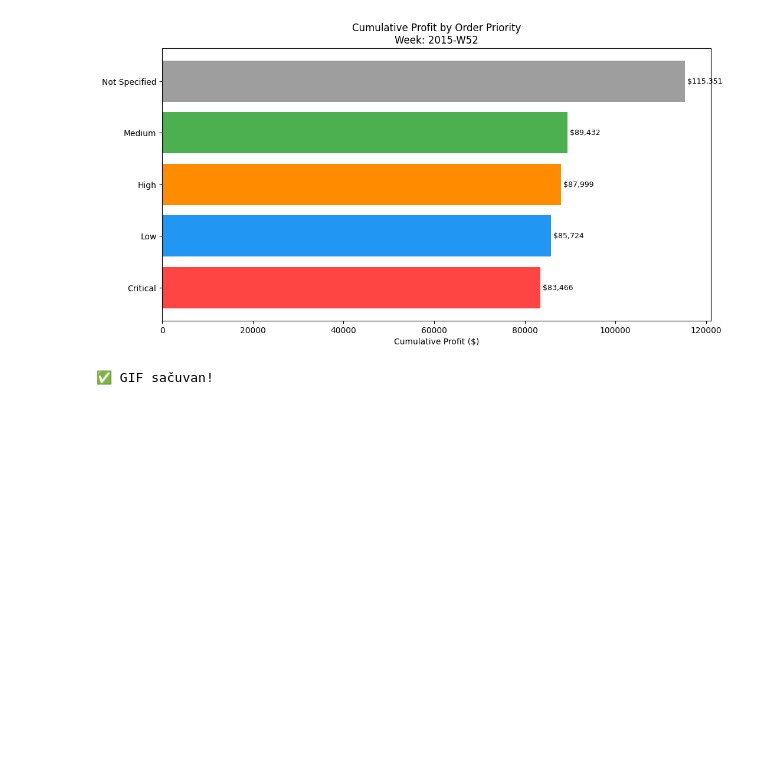
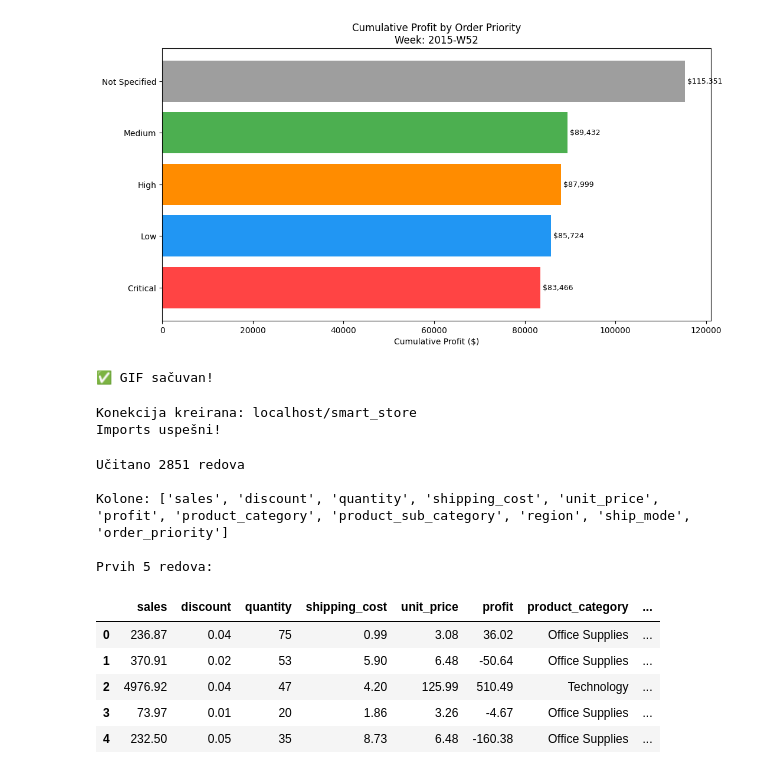
Before and after one commit to BogdanStankovic1/smart_store_project, a Jupyter notebook: 04_extra_tasks.ipynb, the cells around one changed output. Saved outputs shown, nothing was run; the diff lists cells and outputs as text; code cells hidden in the pictures; blank space fills up the shorter version.

```diff
--- a/04_extra_tasks.ipynb
+++ b/04_extra_tasks.ipynb
@@ -136,3 +136,56 @@ print("✅ GIF sačuvan!")
 # %% [output]
 [figure]
 ✅ GIF sačuvan!
+# %%
+import pandas as pd
+import numpy as np
+from sklearn.ensemble import RandomForestRegressor
+from sklearn.model_selection import train_test_split
+from sklearn.preprocessing import LabelEncoder
+from sklearn.metrics import mean_absolute_error, r2_score, mean_squared_error
+import matplotlib.pyplot as plt
+from utils.db_connector import get_engine
+
+engine = get_engine()
+print("Imports uspešni!")
+# %% [output]
+Konekcija kreirana: localhost/smart_store
+Imports uspešni!
+# %%
+# Učitaj podatke iz MySQL sa svim potrebnim featurima
+df = pd.read_sql("""
+    SELECT
+        f.sales,
+        f.discount,
+        f.quantity,
+        f.shipping_cost,
+        f.unit_price,
+        f.profit,
+        p.product_category,
+        p.product_sub_category,
+        g.region,
+        sm.ship_mode,
+        op.order_priority
+    FROM fact_orders f
+    JOIN dim_product p ON p.product_key = f.product_id
+    JOIN dim_geography g ON g.geography_id = f.geography_id
+    JOIN dim_shipmode sm ON sm.shipmode_id = f.shipmode_id
+    JOIN dim_orderpriority op ON op.orderpriority_id = f.orderpriority_id
+""", engine)
+
+print(f"Učitano {len(df)} redova")
+print(f"\nKolone: {df.columns.tolist()}")
+print(f"\nPrvih 5 redova:")
+df.head()
+# %% [output]
+Učitano 2851 redova
+
+Kolone: ['sales', 'discount', 'quantity', 'shipping_cost', 'unit_price', 'profit', 'product_category', 'product_sub_category', 'region', 'ship_mode', 'order_priority']
+
+Prvih 5 redova:
+|  | sales | discount | quantity | shipping_cost | unit_price | profit | product_category | ... |
+| 0 | 236.87 | 0.04 | 75 | 0.99 | 3.08 | 36.02 | Office Supplies | ... |
+| 1 | 370.91 | 0.02 | 53 | 5.90 | 6.48 | -50.64 | Office Supplies | ... |
+| 2 | 4976.92 | 0.04 | 47 | 4.20 | 125.99 | 510.49 | Technology | ... |
+| 3 | 73.97 | 0.01 | 20 | 1.86 | 3.26 | -4.67 | Office Supplies | ... |
+| 4 | 232.50 | 0.05 | 35 | 8.73 | 6.48 | -160.38 | Office Supplies | ... |
```
Also changed, not shown: parts of 3 cells of this notebook, 1 other file.
